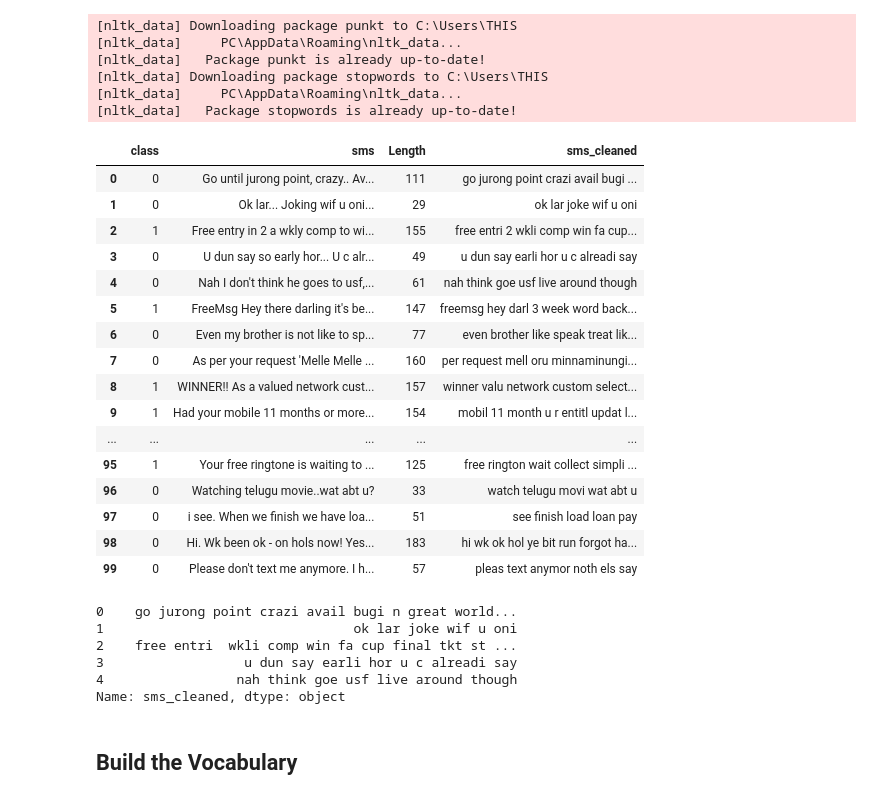
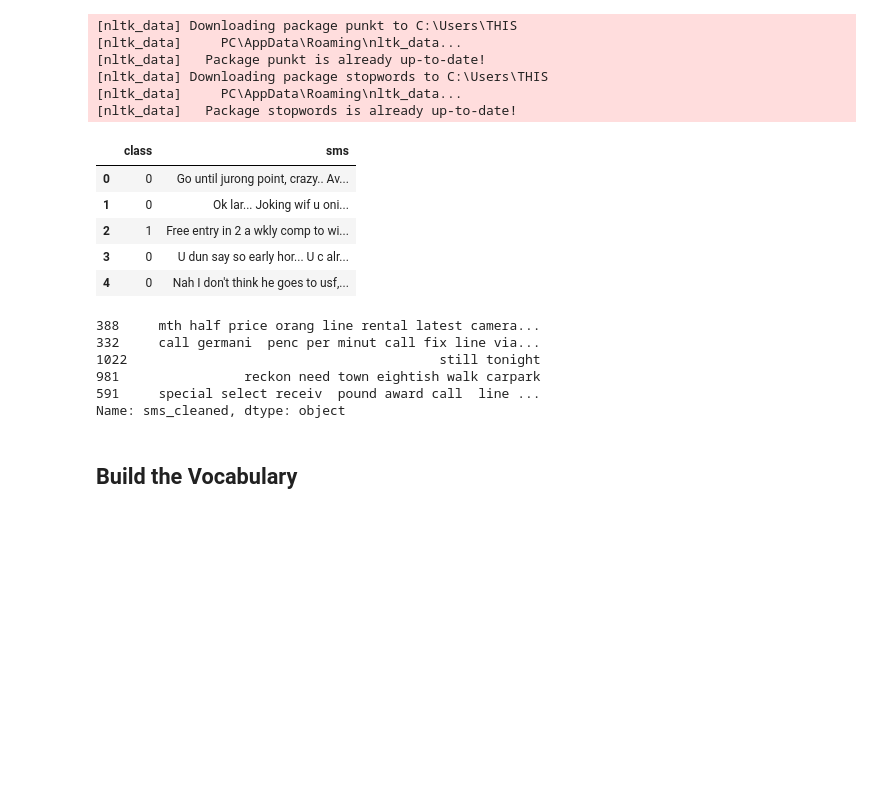
Before and after one commit to savindumahasen/SpamClassificationProject, a Jupyter notebook: Spam_Classification.ipynb, the cells around one changed output. Saved outputs shown, nothing was run; the diff lists cells and outputs as text; code cells hidden in the pictures; blank space fills up the shorter version.

```diff
--- a/Spam_Classification.ipynb
+++ b/Spam_Classification.ipynb
@@ -61,7 +70,7 @@ df.groupby('class').describe()
 # %% [markdown]
 ## Data Visualization
 # %%
-df['Length'] = df['sms'].apply(len)
-df.head(5)
+train['Length'] = train['sms'].apply(len)
+train.head(5)
 # %% [output]
 |  | class | sms | Length |
@@ -144,7 +153,7 @@ def clean_text(text):
     return " ".join(y)
 
 # Assuming df is your DataFrame and 'sms' is the column to be cleaned
-df['sms_cleaned'] = df['sms'].apply(clean_text)
+train['sms_cleaned'] = train['sms'].apply(clean_text)
 # %% [output]
 [nltk_data] Downloading package punkt to C:\Users\THIS
 [nltk_data]     PC\AppData\Roaming\nltk_data...
@@ -155,31 +164,20 @@ df['sms_cleaned'] = df['sms'].apply(clean_text)
 # %%
 import pandas as pd
 
 # Set display options to avoid truncation
 pd.set_option('display.max_columns', None)  # Display all columns
 pd.set_option('display.max_rows', None)     # Display all rows
 #pd.set_option('display.max_colwidth', None) # Display full column width for text
 
 # Now when you print your dataframe, it will show all the data
-df.head(100)  # Print the first 100 rows of your dataframe
+df.head(5)  # Print the first 100 rows of your dataframe
 # %% [output]
-|  | class | sms | Length | sms_cleaned |
-| 0 | 0 | Go until jurong point, crazy.. Av... | 111 | go jurong point crazi avail bugi ... |
-| 1 | 0 | Ok lar... Joking wif u oni... | 29 | ok lar joke wif u oni |
-| 2 | 1 | Free entry in 2 a wkly comp to wi... | 155 | free entri 2 wkli comp win fa cup... |
-| 3 | 0 | U dun say so early hor... U c alr... | 49 | u dun say earli hor u c alreadi say |
-| 4 | 0 | Nah I don't think he goes to usf,... | 61 | nah think goe usf live around though |
-| 5 | 1 | FreeMsg Hey there darling it's be... | 147 | freemsg hey darl 3 week word back... |
-| 6 | 0 | Even my brother is not like to sp... | 77 | even brother like speak treat lik... |
-| 7 | 0 | As per your request 'Melle Melle ... | 160 | per request mell oru minnaminungi... |
-| 8 | 1 | WINNER!! As a valued network cust... | 157 | winner valu network custom select... |
-| 9 | 1 | Had your mobile 11 months or more... | 154 | mobil 11 month u r entitl updat l... |
-| ... | ... | ... | ... | ... |
-| 95 | 1 | Your free ringtone is waiting to ... | 125 | free rington wait collect simpli ... |
-| 96 | 0 | Watching telugu movie..wat abt u? | 33 | watch telugu movi wat abt u |
-| 97 | 0 | i see. When we finish we have loa... | 51 | see finish load loan pay |
-| 98 | 0 | Hi. Wk been ok - on hols now! Yes... | 183 | hi wk ok hol ye bit run forgot ha... |
-| 99 | 0 | Please don't text me anymore. I h... | 57 | pleas text anymor noth els say |
+|  | class | sms |
+| 0 | 0 | Go until jurong point, crazy.. Av... |
+| 1 | 0 | Ok lar... Joking wif u oni... |
+| 2 | 1 | Free entry in 2 a wkly comp to wi... |
+| 3 | 0 | U dun say so early hor... U c alr... |
+| 4 | 0 | Nah I don't think he goes to usf,... |
 # %%
 import regex
 # %%
@@ -187,11 +185,11 @@ df['sms_cleaned']=df['sms_cleaned'].str.replace('\d+','', regex=True)
 # %%
-df['sms_cleaned'].head()
+train['sms_cleaned'].head()
 # %% [output]
-0    go jurong point crazi avail bugi n great world...
-1                                ok lar joke wif u oni
-2    free entri  wkli comp win fa cup final tkt st ...
-3                  u dun say earli hor u c alreadi say
-4                 nah think goe usf live around though
+388     mth half price orang line rental latest camera...
+332     call germani  penc per minut call fix line via...
+1022                                        still tonight
+981                reckon need town eightish walk carpark
+591     special select receiv  pound award call  line ...
 Name: sms_cleaned, dtype: object
 # %% [markdown]
 ## Build the Vocabulary
```
Also changed, not shown: parts of 31 cells of this notebook.
